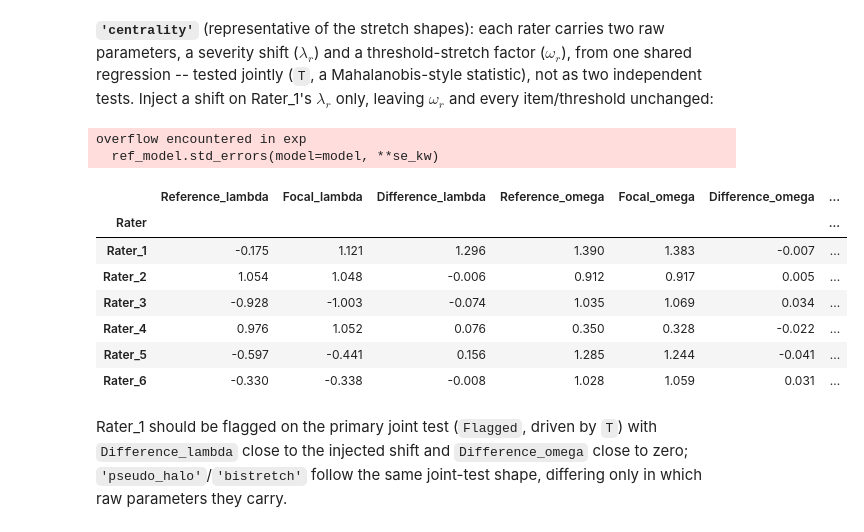
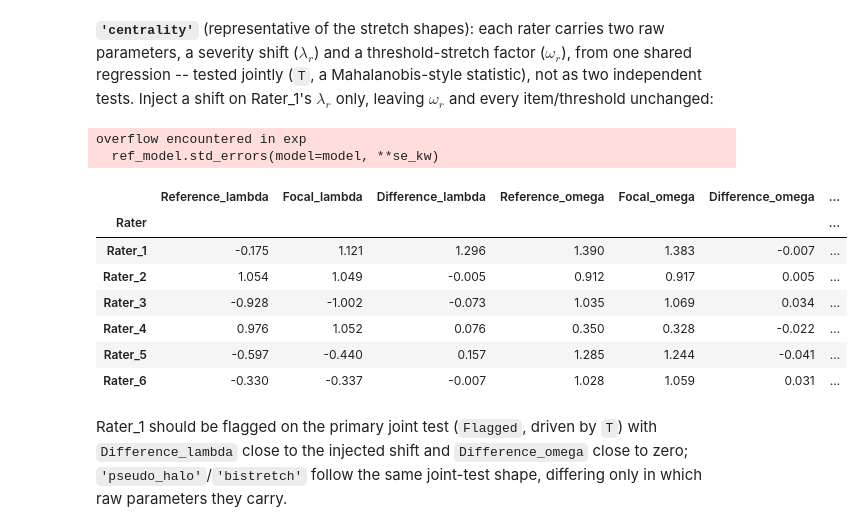
Before and after one commit to MarkElliott999/RaschPy, a Jupyter notebook: Examples/DIF testing/DIF testing example.ipynb, the cells around one changed output. Saved outputs shown, nothing was run; the diff lists cells and outputs as text; code cells hidden in the pictures.

```diff
--- a/Examples/DIF testing/DIF testing example.ipynb
+++ b/Examples/DIF testing/DIF testing example.ipynb
@@ -402,38 +405,39 @@ Only Rater_1's row for Item_1 should be flagged; every other (rater, item) pair
 # %%
 sim_a = MFRM_Sim_Centrality(no_of_items=10, no_of_persons=no_of_persons, no_of_facet_elements=6, max_score=4,
                              manual_person_names=[f'A_{i}' for i in range(no_of_persons)], seed=1)
 
 lambda_b = sim_a.lambda_.values.copy()
 lambda_b[0] += 1.2   # Rater_1
 
 sim_b = MFRM_Sim_Centrality(no_of_items=10, no_of_persons=no_of_persons, no_of_facet_elements=6, max_score=4,
                              manual_items=sim_a.items, manual_item_names=sim_a.item_names,
                              manual_thresholds=sim_a.thresholds.values,
                              manual_lambda=lambda_b, manual_omega=sim_a.omega.values,
                              manual_person_names=[f'B_{i}' for i in range(no_of_persons)], seed=2)
 
 responses = pd.concat([sim_a.responses, sim_b.responses])
 mfrm = MFRM(responses, max_score=4, exogenous=exogenous)
 
 mfrm.drf_test('Group',
               model='centrality',
               reference='A',
               selection_method='wald',
               welch=True,
-              no_of_samples=300)
+              no_of_samples=300,
+              seed=1)
 
 round(mfrm.drf_table[['Reference_lambda', 'Focal_lambda', 'Difference_lambda',
                       'Reference_omega', 'Focal_omega', 'Difference_omega', 'T', 'p', 'Flagged']], 3)
 # %% [output]
 overflow encountered in exp
   ref_model.std_errors(model=model, **se_kw)
 |  | Reference_lambda | Focal_lambda | Difference_lambda | Reference_omega | Focal_omega | Difference_omega | ... |
 | Rater |  |  |  |  |  |  | ... |
 | Rater_1 | -0.175 | 1.121 | 1.296 | 1.390 | 1.383 | -0.007 | ... |
-| Rater_2 | 1.054 | 1.048 | -0.006 | 0.912 | 0.917 | 0.005 | ... |
-| Rater_3 | -0.928 | -1.003 | -0.074 | 1.035 | 1.069 | 0.034 | ... |
+| Rater_2 | 1.054 | 1.049 | -0.005 | 0.912 | 0.917 | 0.005 | ... |
+| Rater_3 | -0.928 | -1.002 | -0.073 | 1.035 | 1.069 | 0.034 | ... |
 | Rater_4 | 0.976 | 1.052 | 0.076 | 0.350 | 0.328 | -0.022 | ... |
-| Rater_5 | -0.597 | -0.441 | 0.156 | 1.285 | 1.244 | -0.041 | ... |
-| Rater_6 | -0.330 | -0.338 | -0.008 | 1.028 | 1.059 | 0.031 | ... |
+| Rater_5 | -0.597 | -0.440 | 0.157 | 1.285 | 1.244 | -0.041 | ... |
+| Rater_6 | -0.330 | -0.337 | -0.007 | 1.028 | 1.059 | 0.031 | ... |
 # %% [markdown]
 Rater_1 should be flagged on the primary joint test (`Flagged`, driven by `T`) with `Difference_lambda` close to the injected shift and `Difference_omega` close to zero; `'pseudo_halo'`/`'bistretch'` follow the same joint-test shape, differing only in which raw parameters they carry.
```
Also changed, not shown: parts of 11 cells of this notebook, 2 other files.
